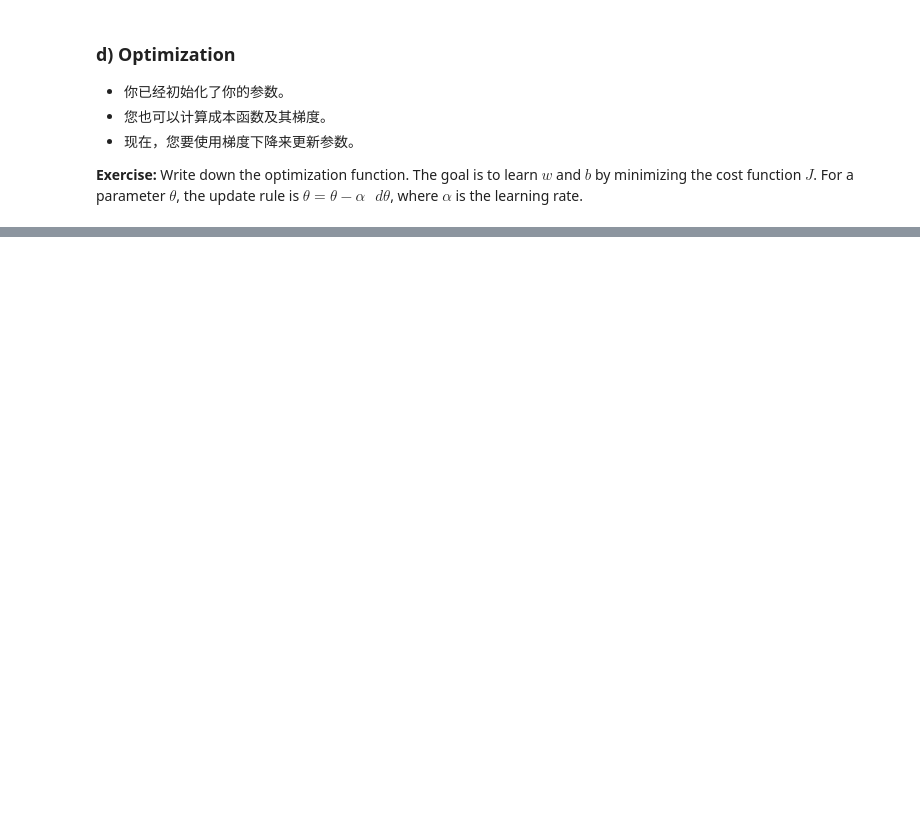
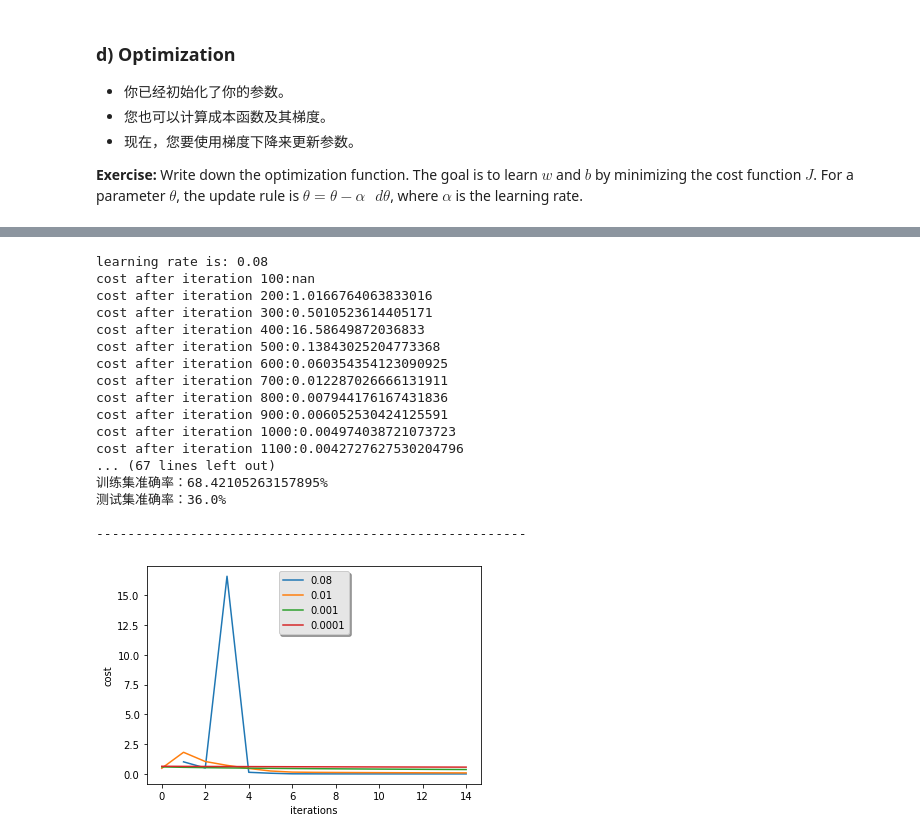
Before and after one commit to CPALyth/AndrewNg_DL_Assignment, a Jupyter notebook: 1 神经网络和深度学习/Week2 神经网络基础/任务2/任务2.ipynb, the cells around one changed output, grey strips where cells are left out. Drawn from its saved outputs; the diff is of its cells as text; code cells hidden in the pictures; blank space fills up the shorter version.

```diff
--- a/1 神经网络和深度学习/Week2 神经网络基础/任务2/任务2.ipynb
+++ b/1 神经网络和深度学习/Week2 神经网络基础/任务2/任务2.ipynb
@@ -228,0 +387,37 @@ cost= 1.2402453763962036
+# %%
+learning_rates = [0.08, 0.01, 0.001, 0.0001]
+models = {}
+for i in learning_rates:
+    print ("learning rate is: " + str(i))
+    models[str(i)] = model(train_set_x, train_set_y, test_set_x, test_set_y, num_iter=1500, learning_rate = i)
+    print ('\n' + "-------------------------------------------------------" + '\n')
+
+for i in learning_rates:
+    plt.plot(models[str(i)]["costs"], label= str(models[str(i)]["learning_rate"]))
+
+plt.ylabel('cost')
+plt.xlabel('iterations')
+
+legend = plt.legend(loc='upper center', shadow=True)
+frame = legend.get_frame()
+frame.set_facecolor('0.90')
+plt.show()
+# %% [output]
+learning rate is: 0.08
+cost after iteration 100:nan
+cost after iteration 200:1.0166764063833016
+cost after iteration 300:0.5010523614405171
+cost after iteration 400:16.58649872036833
+cost after iteration 500:0.13843025204773368
+cost after iteration 600:0.060354354123090925
+cost after iteration 700:0.012287026666131911
+cost after iteration 800:0.007944176167431836
+cost after iteration 900:0.006052530424125591
+cost after iteration 1000:0.004974038721073723
+cost after iteration 1100:0.0042727627530204796
+... (67 lines left out)
+训练集准确率：68.42105263157895%
+测试集准确率：36.0%
+
+-------------------------------------------------------
+[figure, added]
```
Also changed, not shown: parts of 26 cells of this notebook, 4 other files.
